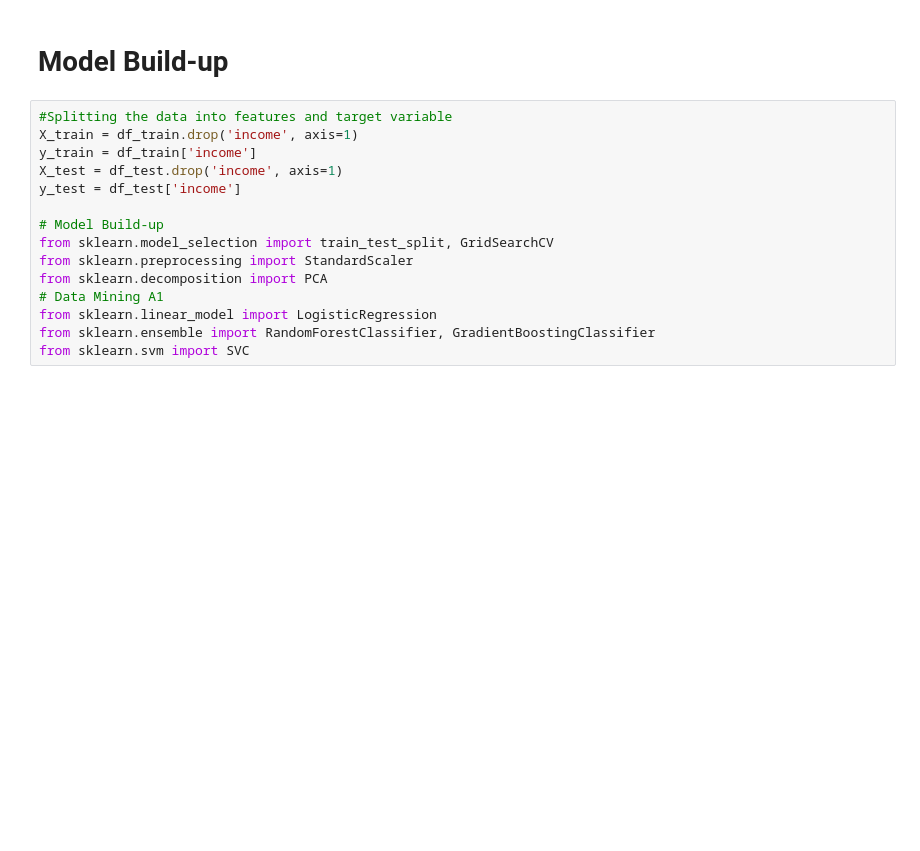
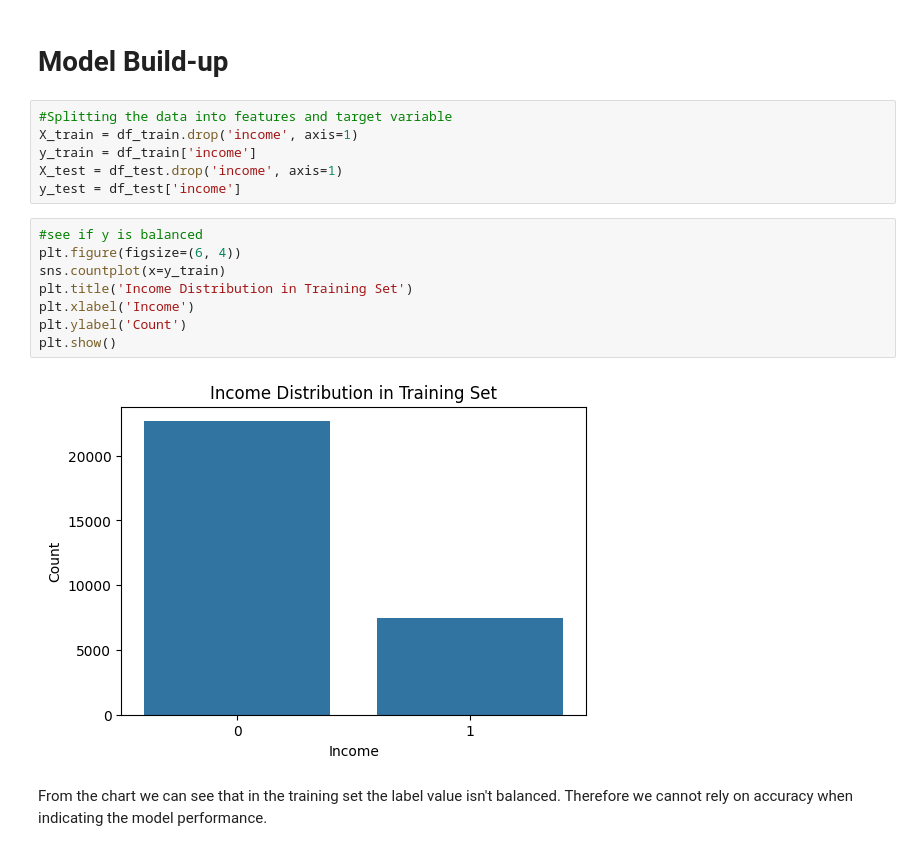
Before and after one commit to lilai3552/IN6227-DataMing, a Jupyter notebook: main.ipynb, the cells around one changed output. Drawn from its saved outputs; the diff is of its cells as text; blank space fills up the shorter version.

Commit message:
completed modeling and evaluation

```diff
--- a/main.ipynb
+++ b/main.ipynb
@@ -340,12 +358,15 @@ X_train = df_train.drop('income', axis=1)
 y_train = df_train['income']
 X_test = df_test.drop('income', axis=1)
 y_test = df_test['income']
-
-# Model Build-up
-from sklearn.model_selection import train_test_split, GridSearchCV
-from sklearn.preprocessing import StandardScaler
-from sklearn.decomposition import PCA
-# Data Mining A1
-from sklearn.linear_model import LogisticRegression
-from sklearn.ensemble import RandomForestClassifier, GradientBoostingClassifier
-from sklearn.svm import SVC
+# %%
+#see if y is balanced
+plt.figure(figsize=(6, 4))
+sns.countplot(x=y_train)
+plt.title('Income Distribution in Training Set')
+plt.xlabel('Income')
+plt.ylabel('Count')
+plt.show()
+# %% [output]
+[figure, added]
+# %% [markdown]
+From the chart we can see that in the training set the label value isn't balanced. Therefore we cannot rely on accuracy when indicating the model performance.
```
Also changed, not shown: parts of 9 cells of this notebook.
